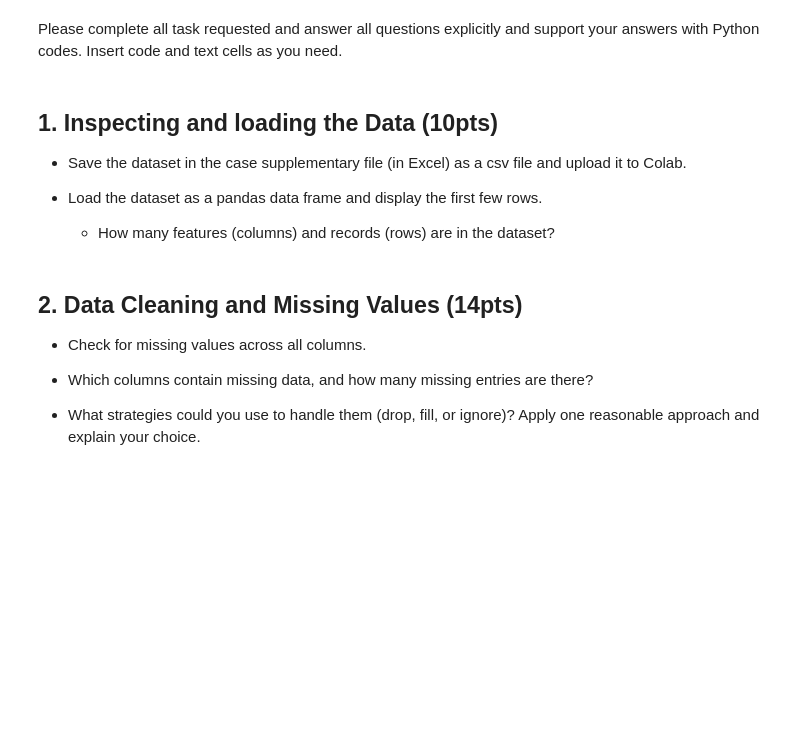
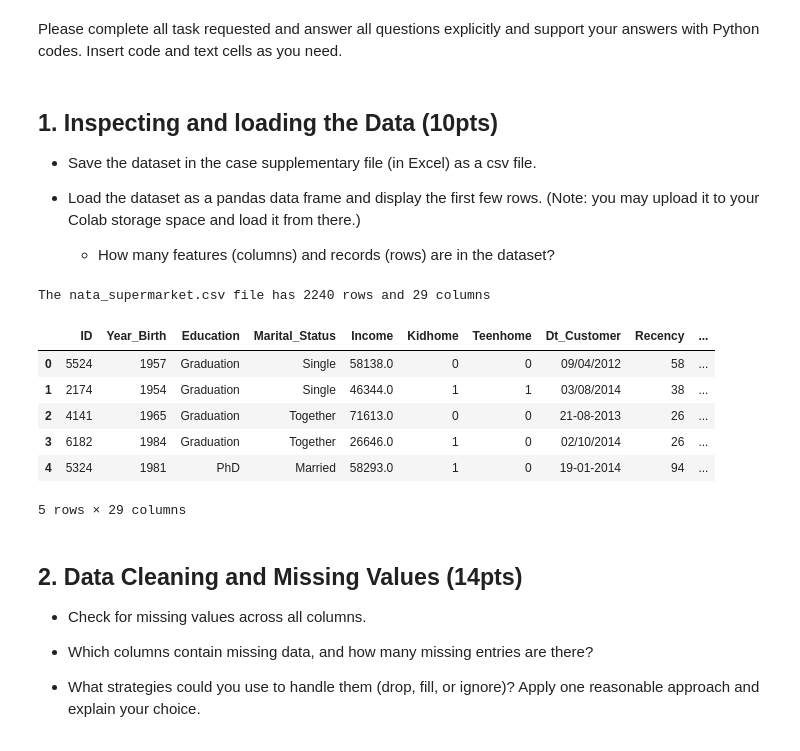
Before and after one commit to Data-Analytics-with-Python/individual-assignment-i-torkelfaa, a Jupyter notebook: Assignment_Notebook_1.ipynb, the cells around one changed output. Saved outputs shown, nothing was run; the diff lists cells and outputs as text; code cells hidden in the pictures; blank space fills up the shorter version.

```diff
--- a/Assignment_Notebook_1.ipynb
+++ b/Assignment_Notebook_1.ipynb
@@ -16,11 +16,31 @@ Please complete all task requested and answer all questions explicitly and suppo
 # %% [markdown]
 ## 1. Inspecting and loading the Data (10pts)
 
-* Save the dataset in the case supplementary file (in Excel) as a csv file and upload it to Colab.
+* Save the dataset in the case supplementary file (in Excel) as a csv file.
 
-* Load the dataset as a pandas data frame and display the first few rows.
+* Load the dataset as a pandas data frame and display the first few rows. (Note: you may upload it to your Colab storage space and load it from there.)
 
     * How many features (columns) and records (rows) are in the dataset?
+# %%
+import pandas as pd
+import numpy as np
+import matplotlib.pyplot as plt
+import seaborn as sns
+from datetime import datetime
+
+df = pd.read_csv('/content/nata_supermarket.csv', sep = ';')
+
+print(f'The nata_supermarket.csv file has {df.shape[0]} rows and {df.shape[1]} columns')
+df.head()
+# %% [output]
+The nata_supermarket.csv file has 2240 rows and 29 columns
+|  | ID | Year_Birth | Education | Marital_Status | Income | Kidhome | Teenhome | Dt_Customer | Recency | ... |
+| 0 | 5524 | 1957 | Graduation | Single | 58138.0 | 0 | 0 | 09/04/2012 | 58 | ... |
+| 1 | 2174 | 1954 | Graduation | Single | 46344.0 | 1 | 1 | 03/08/2014 | 38 | ... |
+| 2 | 4141 | 1965 | Graduation | Together | 71613.0 | 0 | 0 | 21-08-2013 | 26 | ... |
+| 3 | 6182 | 1984 | Graduation | Together | 26646.0 | 1 | 0 | 02/10/2014 | 26 | ... |
+| 4 | 5324 | 1981 | PhD | Married | 58293.0 | 1 | 0 | 19-01-2014 | 94 | ... |
+5 rows × 29 columns
 # %% [markdown]
 ## 2. Data Cleaning and Missing Values (14pts)
 
```
Also changed, not shown: parts of 9 cells of this notebook.
